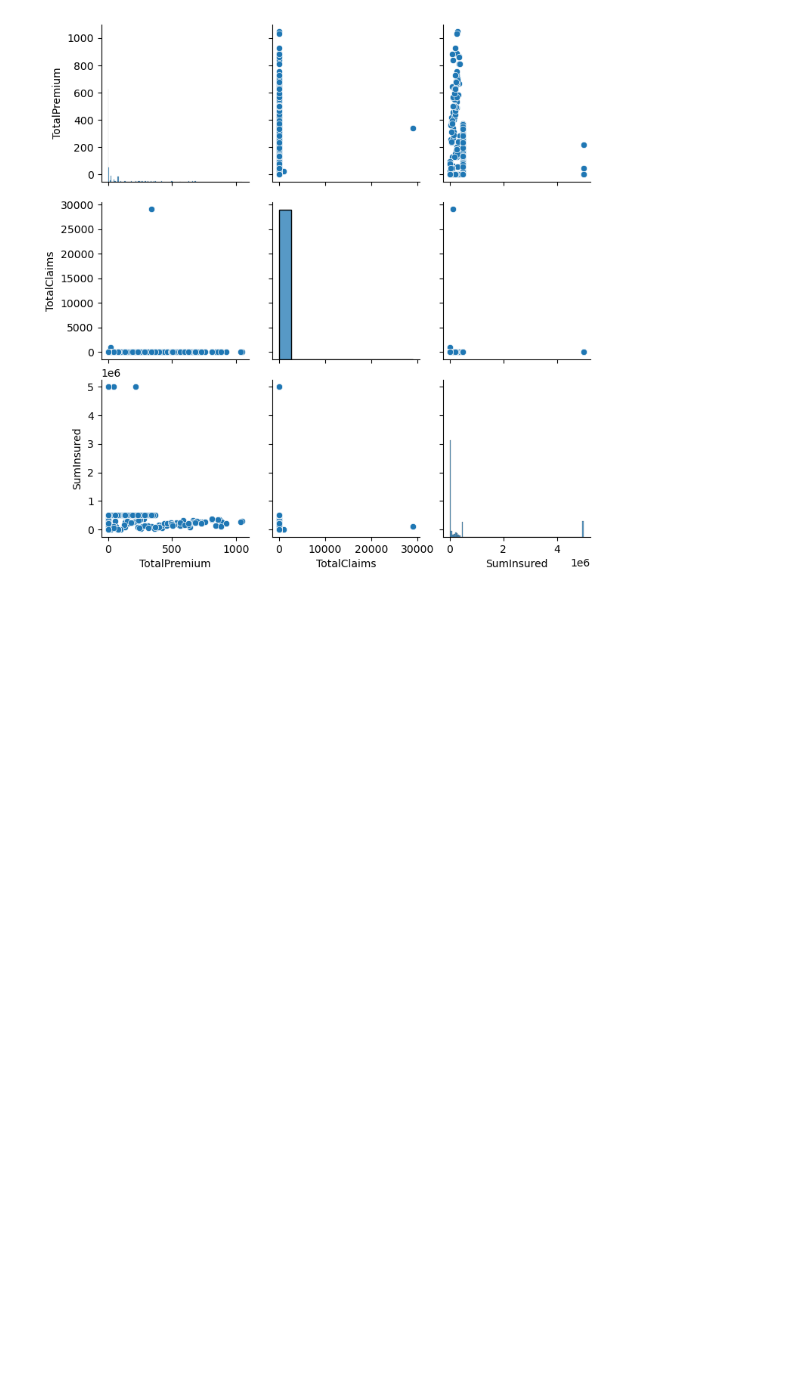
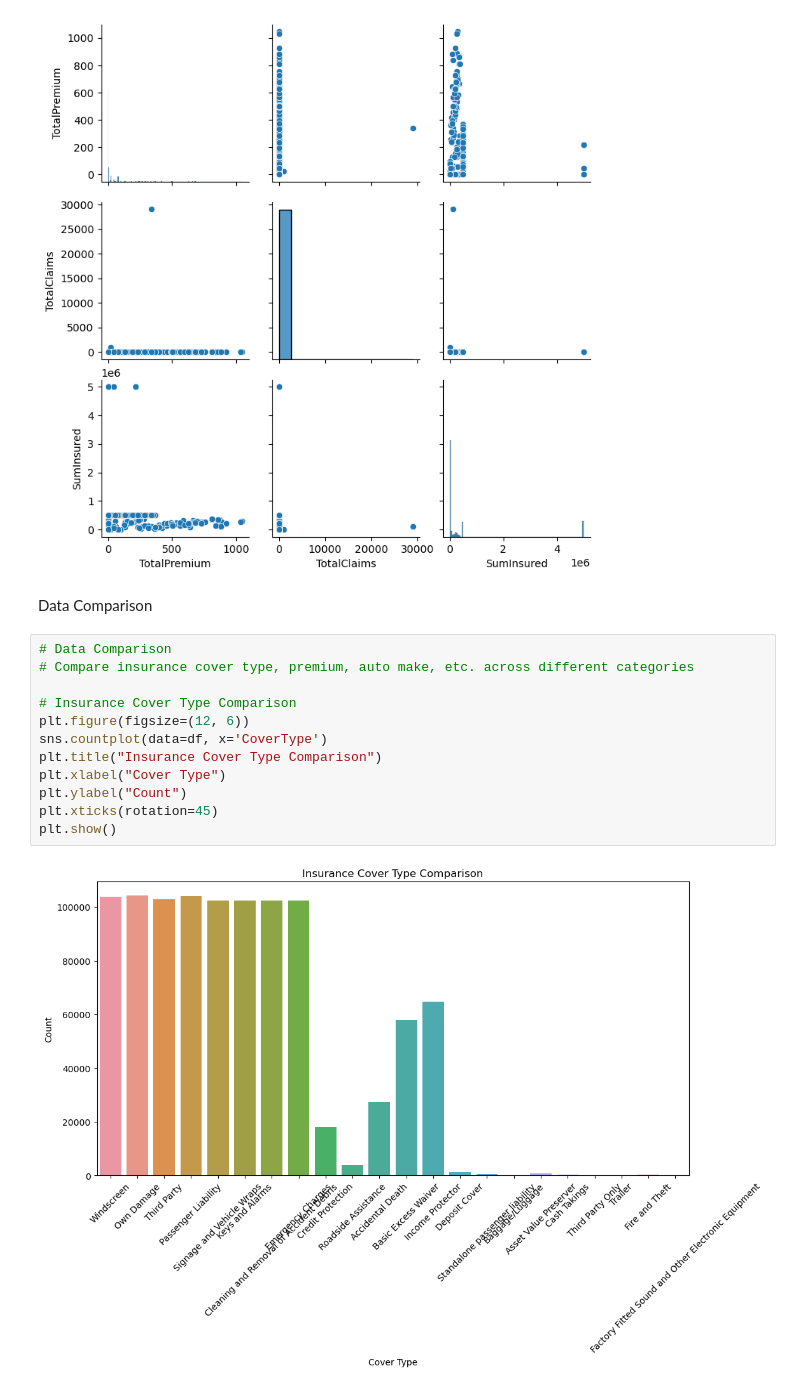
Before and after one commit to jodahe1/ACIS, a Jupyter notebook: Task-1/DataCleaning.ipynb, the cells around one changed output. Cells and saved outputs as stored; diff of their text form; blank space fills up the shorter version.

```diff
--- a/Task-1/DataCleaning.ipynb
+++ b/Task-1/DataCleaning.ipynb
@@ -248,3 +248,19 @@ sns.pairplot(sample_df[variables])
 plt.show()
 # %% [output]
 [figure]
+# %% [markdown]
+Data Comparison
+# %%
+# Data Comparison
+# Compare insurance cover type, premium, auto make, etc. across different categories
+
+# Insurance Cover Type Comparison
+plt.figure(figsize=(12, 6))
+sns.countplot(data=df, x='CoverType')
+plt.title("Insurance Cover Type Comparison")
+plt.xlabel("Cover Type")
+plt.ylabel("Count")
+plt.xticks(rotation=45)
+plt.show()
+# %% [output]
+[figure, added]
```
Also changed, not shown: parts of 4 cells of this notebook.
